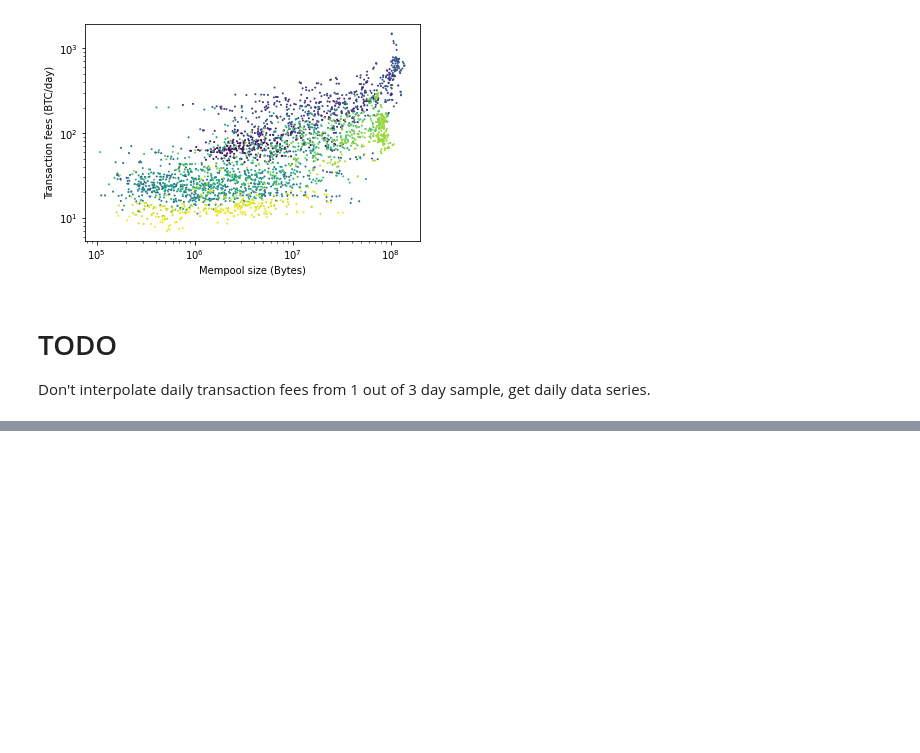
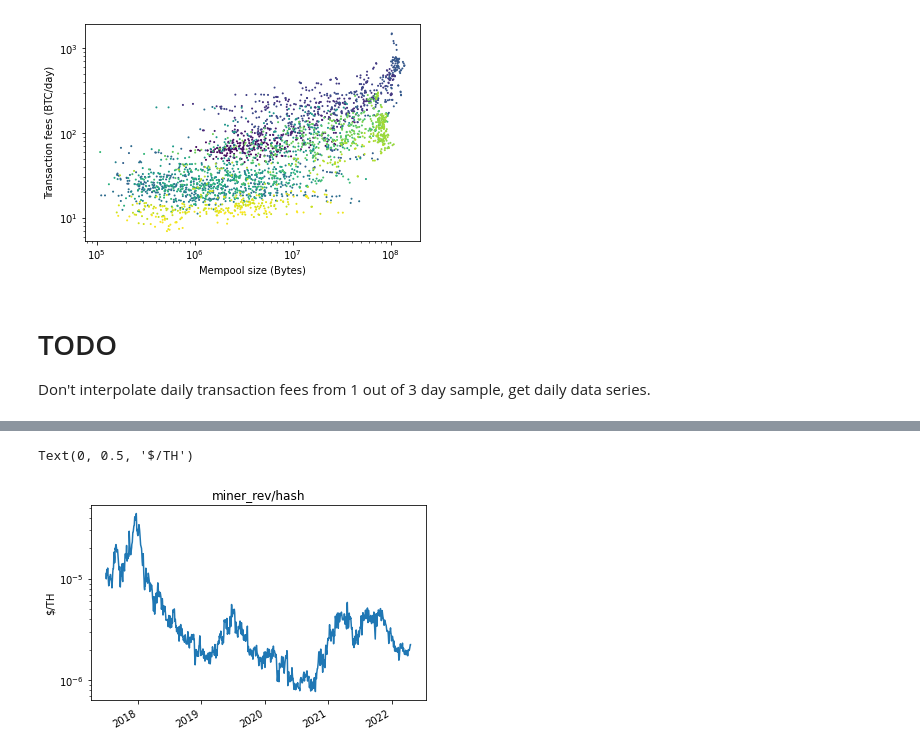
Before and after one commit to QRB-Labs/qrb, a Jupyter notebook: analysis/mining_dynamics.ipynb, the cells around one changed output, grey strips where cells are left out. Drawn from its saved outputs; the diff is of its cells as text; code cells hidden in the pictures; blank space fills up the shorter version.

```diff
--- a/analysis/mining_dynamics.ipynb
+++ b/analysis/mining_dynamics.ipynb
@@ -130,0 +158,12 @@ Don't interpolate daily transaction fees from 1 out of 3 day sample, get daily d
+# %%
+df5 = df4.merge(df, how='outer', left_index=True, right_index=True, sort=True)
+df5 = df5.loc[df5.index>pd.to_datetime('2017-07-01')]
+df5.interpolate(method='time', inplace=True)
+rh_usd = df5.apply(lambda row: (row['miners-revenue']/(3600*24))/row['hash-rate'], axis=1)
+rh_usd.plot()
+plt.yscale('log')
+plt.title('miner_rev/hash')
+plt.ylabel('$/TH')
+# %% [output]
+Text(0, 0.5, '$/TH')
+[figure, added]
```
Also changed, not shown: parts of 5 cells of this notebook.
